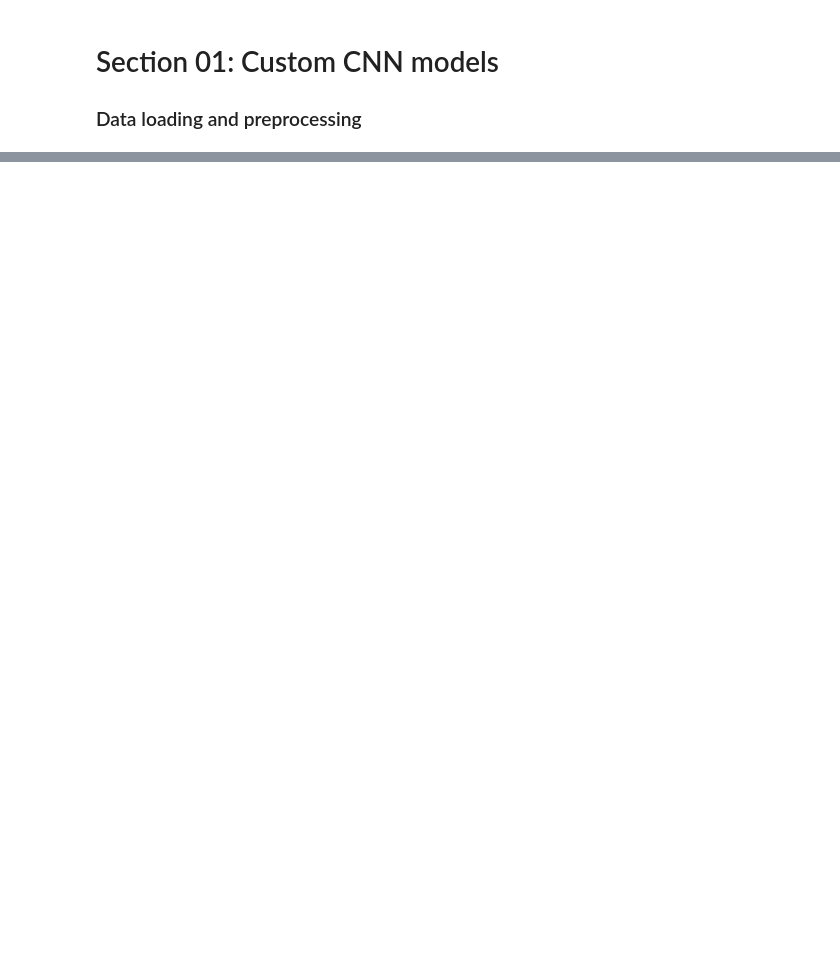
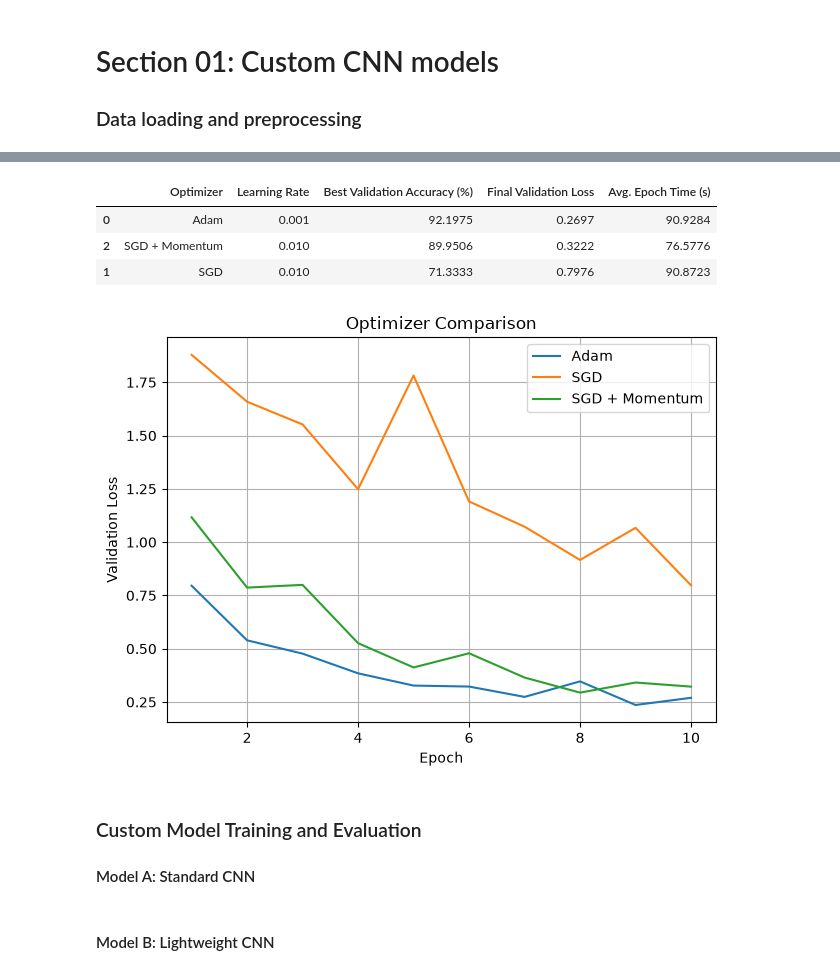
Before and after one commit to ManiiAya/EN3150_Assignment_03, a Jupyter notebook: notebooks/section_01.ipynb, the cells around one changed output, grey strips where cells are left out. Drawn from its saved outputs; the diff is of its cells as text; code cells hidden in the pictures; blank space fills up the shorter version.

Commit message:
Add optimizer selection and tuning part

```diff
--- a/notebooks/section_01.ipynb
+++ b/notebooks/section_01.ipynb
@@ -23,7 +26,7 @@ from utils import (
     model_size_kb,
 )
 # %%
-DATASET_DIR = "./data/EuroSAT_RGB"
+DATASET_DIR = PROJECT_ROOT / "data" / "EuroSAT_RGB"
 
 BATCH_SIZE = 64
 NUM_EPOCHS = 20
@@ -120,0 +173,31 @@ plot_confusion_matrix(
+# %%
+comparison_df = pd.DataFrame(comparison)
+comparison_df = comparison_df.sort_values(
+    "Best Validation Accuracy (%)", ascending=False
+)
+
+display(comparison_df.round(4))
+
+for name, history in histories.items():
+    plt.plot(
+        range(1, NUM_EPOCHS + 1),
+        history["val_loss"],
+        label=name,
+    )
+
+plt.xlabel("Epoch")
+plt.ylabel("Validation Loss")
+plt.title("Optimizer Comparison")
+plt.legend()
+plt.grid(True)
+plt.tight_layout()
+plt.show()
+# %% [output]
+|  | Optimizer | Learning Rate | Best Validation Accuracy (%) | Final Validation Loss | Avg. Epoch Time (s) |
+| 0 | Adam | 0.001 | 92.1975 | 0.2697 | 90.9284 |
+| 2 | SGD + Momentum | 0.010 | 89.9506 | 0.3222 | 76.5776 |
+| 1 | SGD | 0.010 | 71.3333 | 0.7976 | 90.8723 |
+[figure, added]
+# %% [markdown]
+### Custom Model Training and Evaluation
+#### Model A: Standard CNN
@@ -120,0 +236,2 @@ plot_confusion_matrix(
+# %% [markdown]
+#### Model B: Lightweight CNN
```
Also changed, not shown: parts of 17 cells of this notebook, 1 other file.
